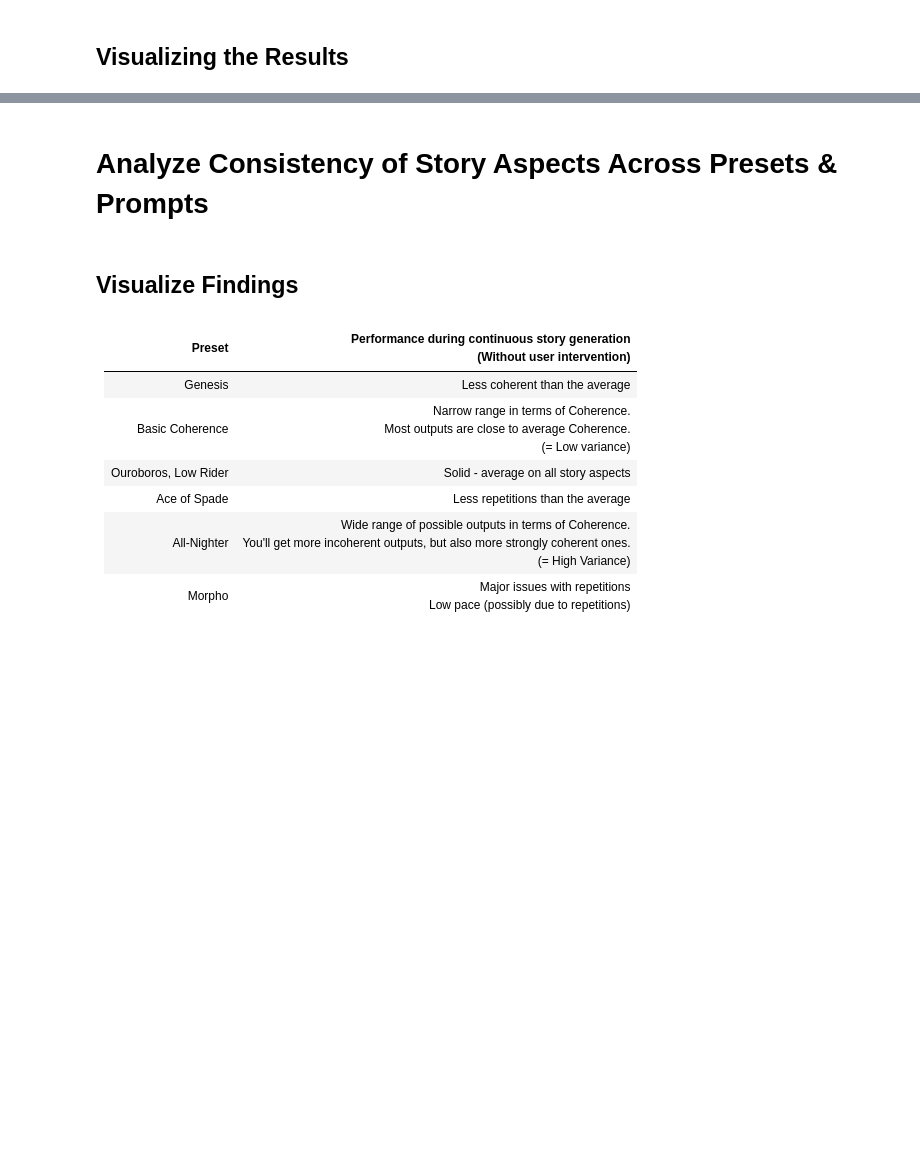
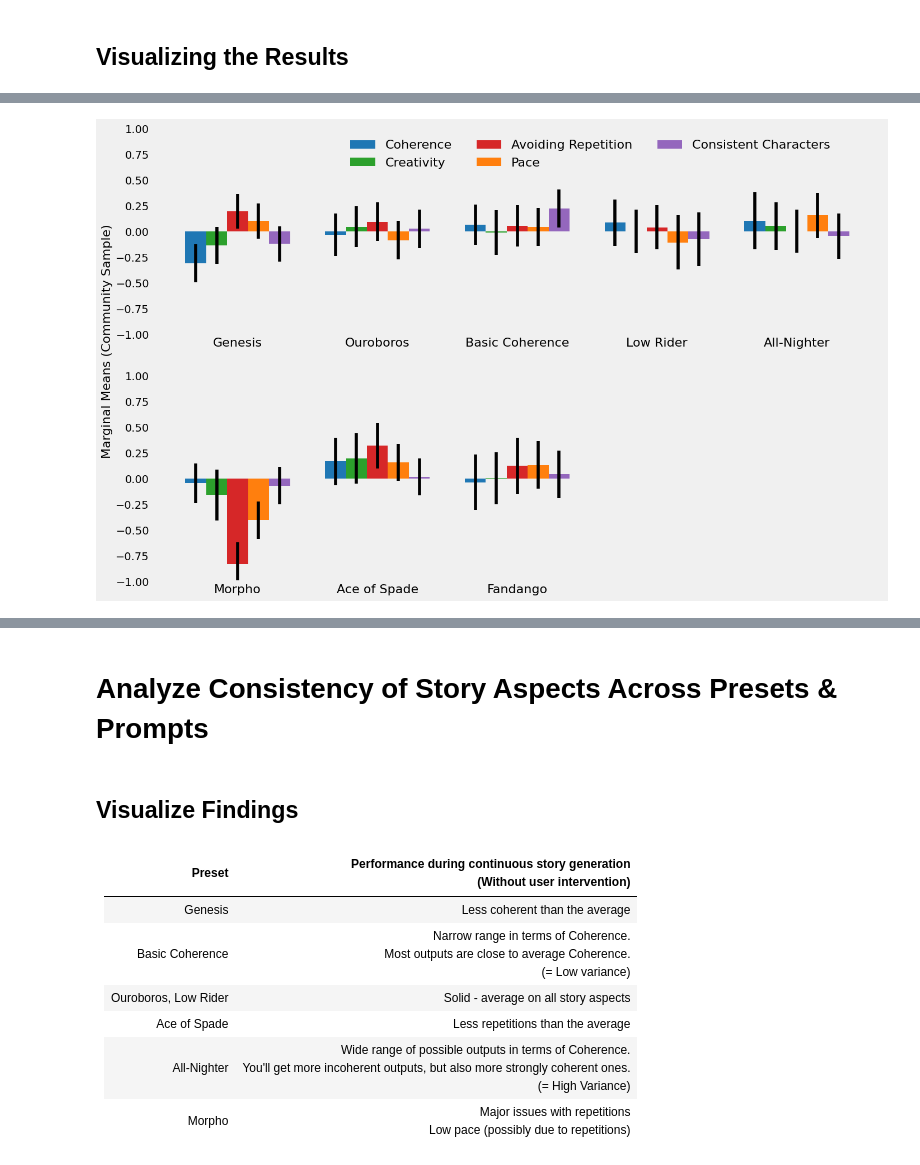
Before and after one commit to MWiechmann/ai_story_scale, a Jupyter notebook: study1_scale_construction/step_3_story_analyses.ipynb, the cells around one changed output, grey strips where cells are left out. Drawn from its saved outputs; the diff is of its cells as text; code cells hidden in the pictures; blank space fills up the shorter version.

Commit message:
revise secondary analysis & visualizations

```diff
--- a/study1_scale_construction/step_3_story_analyses.ipynb
+++ b/study1_scale_construction/step_3_story_analyses.ipynb
@@ -37,3 +39,6 @@ import anova_utils
 aiss = pd.read_csv("data/aiss_factors.csv",
                    index_col=0)
 aiss.head(3)
+
+# List of outcome variables (dependent variables)
+outcomes = ["coh", "crea_qual", "pace", "avoid_rep", "con_char"]
@@ -199,7 +214,7 @@ Looks close enough to normal that it should be fine.
 #### Homogeneity of Variance
 I will be checking homogeneity of variance with heuristics recommended by [Blanca et al., 2018.](https://link.springer.com/article/10.3758/s13428-017-0918-2).
 # %%
-for outcome in outcome_li:
+for outcome in outcomes:
     print("Checks for {}".format(outcome))
     print("Preset")
     anova_utils.check_homoscedacity(outcome, "preset_label", aiss)
@@ -381,8 +436,12 @@ aiss["preset_label"].value_counts()
 # %%
-labels = ["Coherence", "Creativity",
-          "Avoiding Repitition", "Pace", "Consistent Characters"]
-presets_1 = ["Genesis", "Ouroboros",
-             "Basic Coherence", "Low Rider", "All-Nighter"]
+labels = [
+    "Coherence", "Creativity",
+    "Avoiding Repitition", "Pace", "Consistent Characters"
+    ]
+presets_1 = [
+    "Genesis", "Ouroboros",
+    "Basic Coherence", "Low Rider", "All-Nighter"
+    ]
 presets_2 = ["Morpho", "Ace of Spade", "Fandango"]
 
 preset_to_graph = [presets_1, presets_2]
@@ -392,8 +451,12 @@ max_n_presets = max([len(x) for x in preset_to_graph])
 fig, axes = plt.subplots(2, 1, figsize=(15, 10))
 # fig.tight_layout(pad=5.0)
 plt.setp(axes, ylim=(-1, 1))
-fig.text(0.02, 0.5, "Marginal Means (Community Sample)",
-         va='center', rotation='vertical', fontsize=16)
+fig.text(
+    0.02, 0.5,
+    "Marginal Means (Community Sample)",
+    va='center',
+    rotation='vertical', fontsize=16
+    )
 
 i = 0
 for pre_li in preset_to_graph:
@@ -401,61 +464,78 @@ for pre_li in preset_to_graph:
     # create dicts with a key for each outcome with an empty list as value for each
     # values are centered around the mean for the community sample (!)
     # so a value of 0 is exactly the expected mean for the community sample
-    marginal_means_dict = {outcome: [] for outcome in outcome_li}
-    yerr_dict = {outcome: [] for outcome in outcome_li}
+    marginal_means_dict = {outcome: [] for outcome in outcomes}
+    yerr_dict = {outcome: [] for outcome in outcomes}
 
-    prod_presets_outcomes = itertools.product(pre_li, outcome_li)
+    prod_presets_outcomes = itertools.product(pre_li, outcomes)
 
     for preset, outcome in prod_presets_outcomes:
-        marginal_means_dict[outcome].append(params_df.loc[preset, outcome])
+        marginal_means_dict[outcome].append(
+            results.loc[preset, outcome + " coeff"]
+            )
         yerr_dict[outcome].append(
-            params_df.loc[preset, outcome + " 90% CI margin"])
+            results.loc[preset, outcome + " 90% CI margin"]
+            )
 
     # Compute difference in length to longest row
     diff_len = max_n_presets - len(pre_li)
 
     # fill up dictonaries with 0 if less values than the longest row
     if diff_len > 0:
-        for outcome in outcome_li:
+        for outcome in outcomes:
             marginal_means_dict[outcome].extend([0]*diff_len)
             yerr_dict[outcome].extend([0]*diff_len)
 
     x = np.arange(len(marginal_means_dict["crea_qual"]))  # label locations
     width = 0.15  # width of bars
 
     cur_ax = axes[i]
     n_presets = len(pre_li)
 
     x_labels = pre_li
     x_labels.extend([""]*diff_len)
 
     cur_ax.set_xticks(x)
     cur_ax.set_xticklabels(x_labels, fontsize=16)
 
-    cur_ax.bar(x-0.3, marginal_means_dict["coh"], width,
-               yerr=yerr_dict["coh"], label="Coherence", color="tab:blue")
+    cur_ax.bar(
+        x-0.3,marginal_means_dict["coh"], width,
+        yerr=yerr_dict["coh"], label="Coherence", color="tab:blue"
+        )
 
-    cur_ax.bar(x-0.15, marginal_means_dict["crea_qual"], width,
-               yerr=yerr_dict["crea_qual"], label="Creativity", color="tab:green")
+    cur_ax.bar(
+        x-0.15, marginal_means_dict["crea_qual"], width,
+        yerr=yerr_dict["crea_qual"], label="Creativity", color="tab:green"
+        )
 
-    cur_ax.bar(x, marginal_means_dict["avoid_rep"], width,
-               yerr=yerr_dict["avoid_rep"], label="Avoiding Repetition", color="tab:red")
+    cur_ax.bar(
+        x, marginal_means_dict["avoid_rep"], width,
+        yerr=yerr_dict["avoid_rep"], label="Avoiding Repetition", color="tab:red"
+        )
 
-    cur_ax.bar(x+0.15, marginal_means_dict["pace"], width,
-               yerr=yerr_dict["pace"], label="Pace", color="tab:orange")
+    cur_ax.bar(
+        x+0.15, marginal_means_dict["pace"], width,
+        yerr=yerr_dict["pace"], label="Pace", color="tab:orange"
+        )
 
-    cur_ax.bar(x+0.3, marginal_means_dict["con_char"], width,
-               yerr=yerr_dict["pace"], label="Consistent Characters", color="tab:purple")
+    cur_ax.bar(
+        x+0.3, marginal_means_dict["con_char"], width,
+        yerr=yerr_dict["pace"], label="Consistent Characters", color="tab:purple"
+        )
 
     cur_ax.grid(False)
 
     i += 1
 
-axes[0].legend(frameon=False, fontsize=16, loc='upper center',
-               ncol=3, bbox_to_anchor=(0.6, 1))
+axes[0].legend(
+    frameon=False, fontsize=16, loc='upper center',
+    ncol=3, bbox_to_anchor=(0.6, 1)
+    )
 
 # fig.tight_layout()
 plt.show()
 
 fig.savefig('graphs/gen_presets_preview.png', bbox_inches="tight")
+# %% [output]
+[figure, added]
 # %%
```
Also changed, not shown: parts of 25 cells of this notebook, 3 other files.
